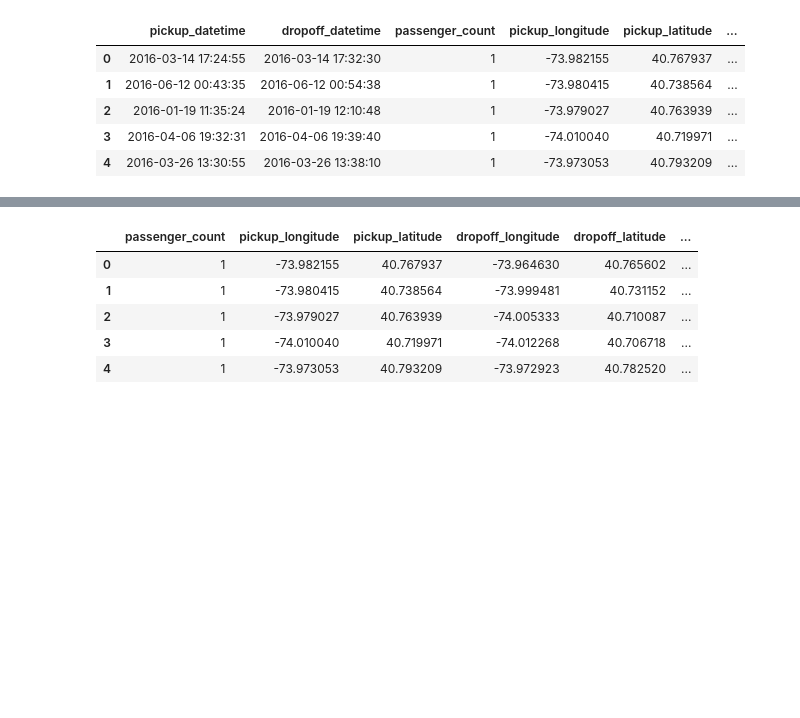
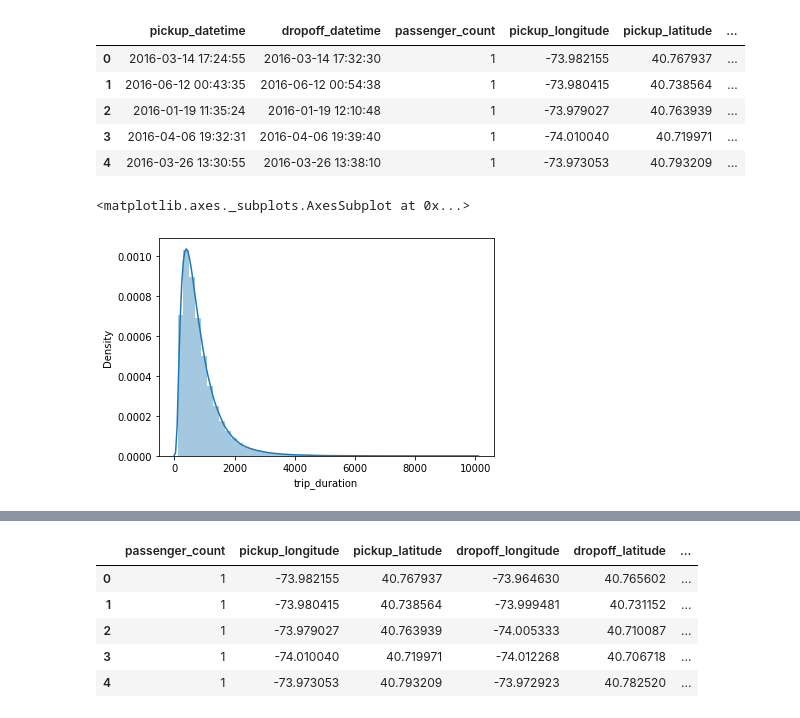
Before and after one commit to issatyajit/NYC-taxi-time-prediction, a Jupyter notebook: NYC_Taxi_Trip_Time_Prediction_Capstone_Project.ipynb, the cells around one changed output, grey strips where cells are left out. Saved outputs shown, nothing was run; the diff lists cells and outputs as text; code cells hidden in the pictures; blank space fills up the shorter version.

```diff
--- a/NYC_Taxi_Trip_Time_Prediction_Capstone_Project.ipynb
+++ b/NYC_Taxi_Trip_Time_Prediction_Capstone_Project.ipynb
@@ -264,3 +278,8 @@ df1.head()
 | 4 | 2016-03-26 13:30:55 | 2016-03-26 13:38:10 | 1 | -73.973053 | 40.793209 | ... |
 # %%
 df1=df1.drop(columns=['pickup_datetime','dropoff_datetime'],axis=1)
+# %%
+sns.distplot(df1['trip_duration'])
+# %% [output]
+<matplotlib.axes._subplots.AxesSubplot at 0x...>
+[figure, added]
```
Also changed, not shown: parts of 22 cells of this notebook.
